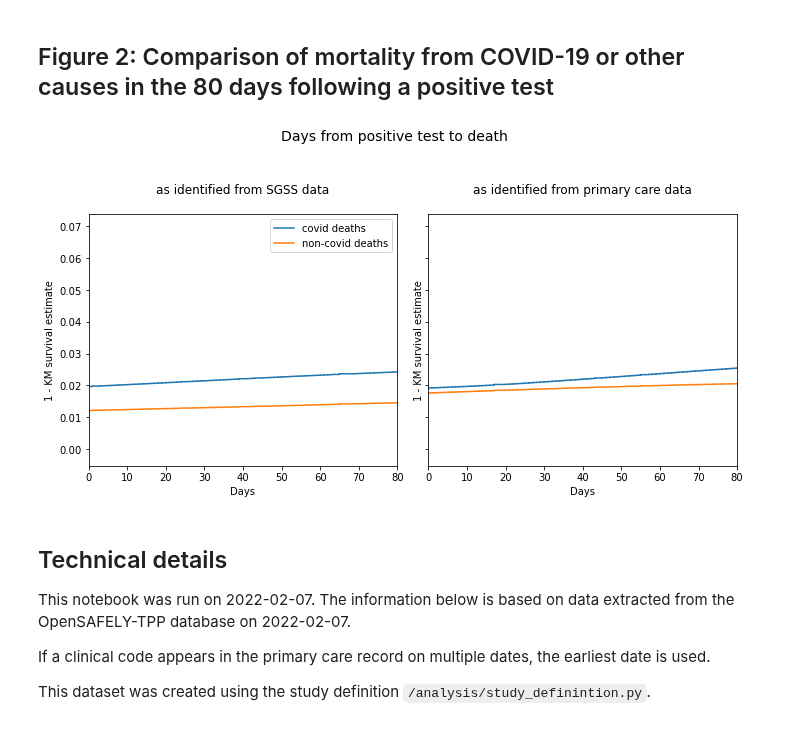
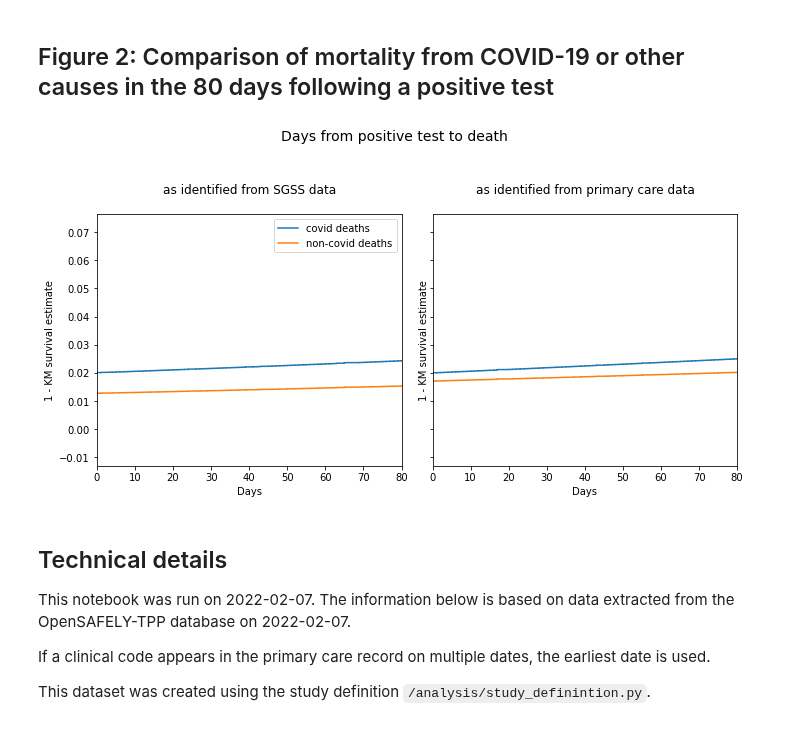
Before and after one commit to opensafely/primary-care-covid-codes-research, a Jupyter notebook: notebooks/primary-care-covid-codes.ipynb, the cells around one changed output. Cells and saved outputs as stored; diff of their text form; code cells hidden in the pictures.

Commit message:
smoothing debug

```diff
--- a/notebooks/primary-care-covid-codes.ipynb
+++ b/notebooks/primary-care-covid-codes.ipynb
@@ -226,7 +226,7 @@ df["end_date"] = df[date_cols].max().max()
 def smoothing(df):
     x=df['times']
     y1 = df['kmestimate']
-    smooth = lowess(y1, x, is_sorted=True, frac=0.025, it=0)
+    smooth = lowess(y1, x, is_sorted=True, frac=2/3, it=0)
     df['kmestimate'] = smooth[:,1]
 
 # derive time-to-event censoring info
@@ -275,34 +275,34 @@ axes[0].step(kmdata_covid['times'], 1-kmdata_covid['kmestimate'], label='covid d
 axes[0].step(kmdata_noncovid['times'], 1-kmdata_noncovid['kmestimate'], label = 'non-covid deaths')
 axes[0].set_xlabel('Days')
 axes[0].set_ylabel('1 - KM survival estimate')
 axes[0].set_title("as identified from SGSS data\n")
 axes[0].legend()
 axes[0].set_xlim(0, 80)
 
 # PC pos test to death
 kmdata = KMestimate(df_pvetestPC['pvetestPC_to_death'], df_pvetestPC['indicator_death'])
 kmdata_covid = KMestimate(df_pvetestPC['pvetestPC_to_death'], df_pvetestPC['indicator_death_covid'])
 kmdata_noncovid = KMestimate(df_pvetestPC['pvetestPC_to_death'], df_pvetestPC['indicator_death_noncovid'])
 
 # add smoothing
 smoothing(kmdata_covid)
 smoothing(kmdata_noncovid)
 
 # ### add rounding
 # km_round(kmdata_covid,5)
 # km_round(kmdata_noncovid,5)
 
 axes[1].step(kmdata_covid['times'], 1-kmdata_covid['kmestimate'], label='covid deaths')
 axes[1].step(kmdata_noncovid['times'], 1-kmdata_noncovid['kmestimate'], label = 'non-covid deaths')
 axes[1].set_xlabel('Days')
 axes[1].set_ylabel('1 - KM survival estimate')
 axes[1].set_title("as identified from primary care data\n")
 axes[1].set_xlim(0, 80)
 
 fig.suptitle("Days from positive test to death", y=1.05, fontsize=14)
 fig.tight_layout()
 # %% [output]
-[figure, old version]
+[figure, new version]
 # %%
 display(Markdown(f"""
 ## Technical details
```
